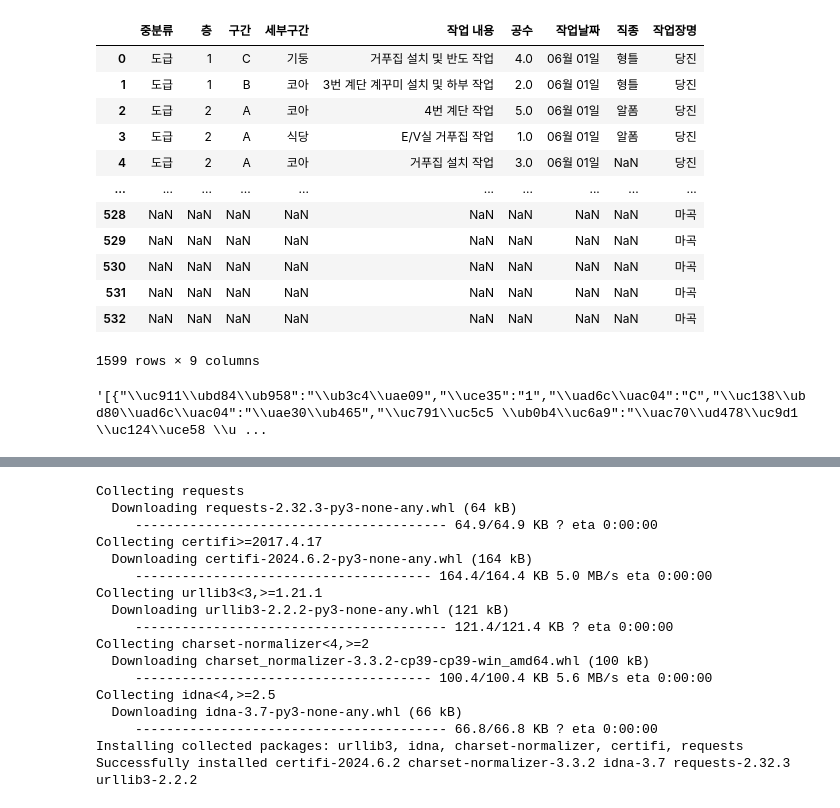
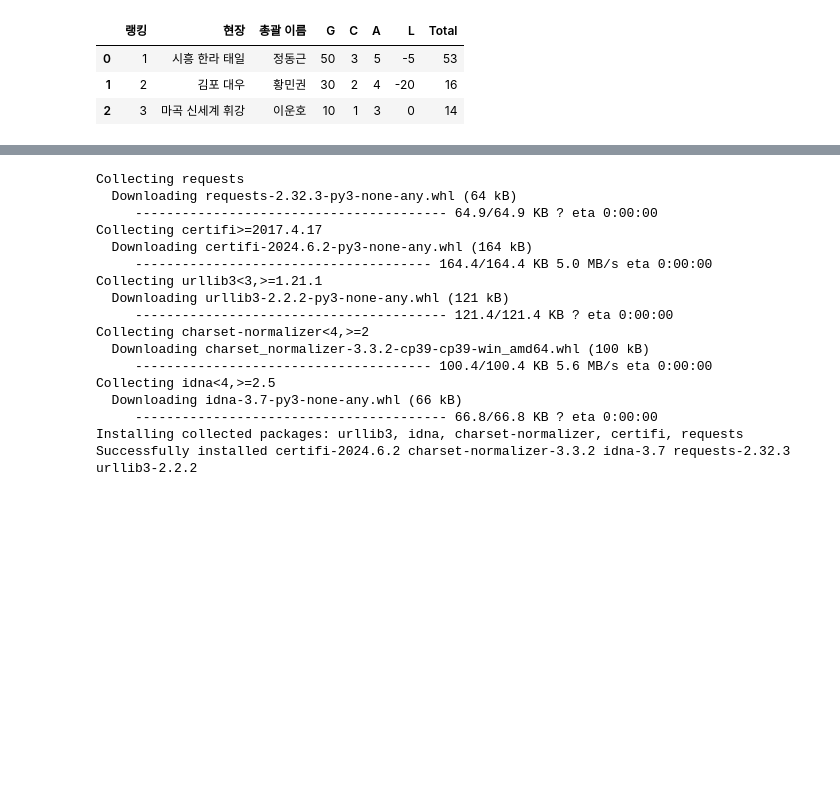
Before and after one commit to abcd00ou/Dong.github.io, a Jupyter notebook: Untitled-1.ipynb, the cells around one changed output, grey strips where cells are left out. Drawn from its saved outputs; the diff is of its cells as text; code cells hidden in the pictures; blank space fills up the shorter version.

```diff
--- a/Untitled-1.ipynb
+++ b/Untitled-1.ipynb
@@ -1,7 +1,14 @@
 # %%
 import pandas as pd
 # %%
-data = pd.read_csv("test.csv")
+data = pd.read_csv("./static/data/ranktable.csv")
+# %%
+data
+# %% [output]
+|  | 랭킹 | 현장 | 총괄 이름 | G | C | A | L | Total |
+| 0 | 1 | 시흥 한라 태일 | 정동근 | 50 | 3 | 5 | -5 | 53 |
+| 1 | 2 | 김포 대우 | 황민권 | 30 | 2 | 4 | -20 | 16 |
+| 2 | 3 | 마곡 신세계 휘강 | 이운호 | 10 | 1 | 3 | 0 | 14 |
 # %%
 data['작업장명'] = '당진'
 
@@ -15,20 +22,4 @@ data3['작업장명'] = '마곡'
 data_full = pd.concat([data,data2,data3])
 # %%
 import json,simplejson
-# %%
-data_full.rename()
-# %% [output]
-|  | 중분류 | 층 | 구간 | 세부구간 | 작업 내용 | 공수 | 작업날짜 | 직종 | 작업장명 |
-| 0 | 도급 | 1 | C | 기둥 | 거푸집 설치 및 반도 작업 | 4.0 | 06월 01일 | 형틀 | 당진 |
-| 1 | 도급 | 1 | B | 코아 | 3번 계단 계꾸미 설치 및 하부 작업 | 2.0 | 06월 01일 | 형틀 | 당진 |
-| 2 | 도급 | 2 | A | 코아 | 4번 계단 작업 | 5.0 | 06월 01일 | 알폼 | 당진 |
-| 3 | 도급 | 2 | A | 식당 | E/V실 거푸집 작업 | 1.0 | 06월 01일 | 알폼 | 당진 |
-| 4 | 도급 | 2 | A | 코아 | 거푸집 설치 작업 | 3.0 | 06월 01일 | NaN | 당진 |
-| ... | ... | ... | ... | ... | ... | ... | ... | ... | ... |
-| 528 | NaN | NaN | NaN | NaN | NaN | NaN | NaN | NaN | 마곡 |
-| 529 | NaN | NaN | NaN | NaN | NaN | NaN | NaN | NaN | 마곡 |
-| 530 | NaN | NaN | NaN | NaN | NaN | NaN | NaN | NaN | 마곡 |
-| 531 | NaN | NaN | NaN | NaN | NaN | NaN | NaN | NaN | 마곡 |
-| 532 | NaN | NaN | NaN | NaN | NaN | NaN | NaN | NaN | 마곡 |
-1599 rows × 9 columns
 # %%
@@ -36,4 +26,0 @@ data_json = data_full.to_json(orient='records')
-# %%
-data_json
-# %% [output]
-'[{"\\uc911\\ubd84\\ub958":"\\ub3c4\\uae09","\\uce35":"1","\\uad6c\\uac04":"C","\\uc138\\ubd80\\uad6c\\uac04":"\\uae30\\ub465","\\uc791\\uc5c5 \\ub0b4\\uc6a9":"\\uac70\\ud478\\uc9d1 \\uc124\\uce58 \\u ...
```
Also changed, not shown: parts of 3 cells of this notebook, 9 other files.
